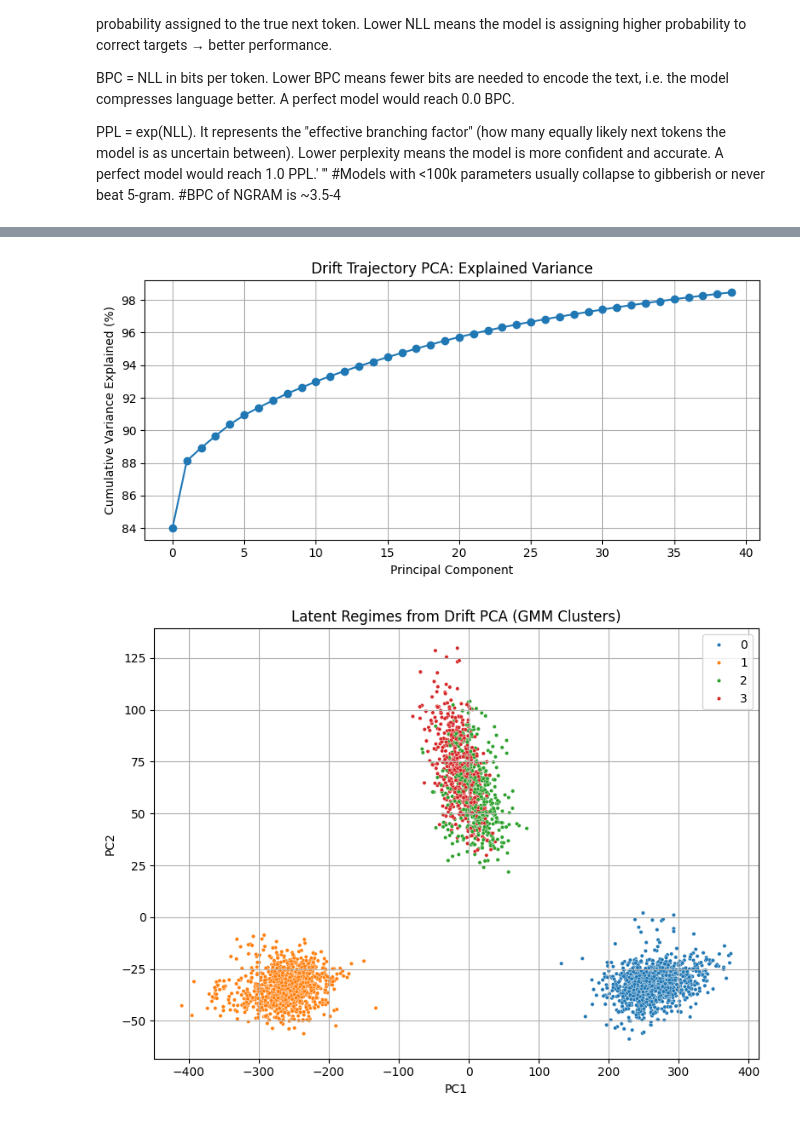
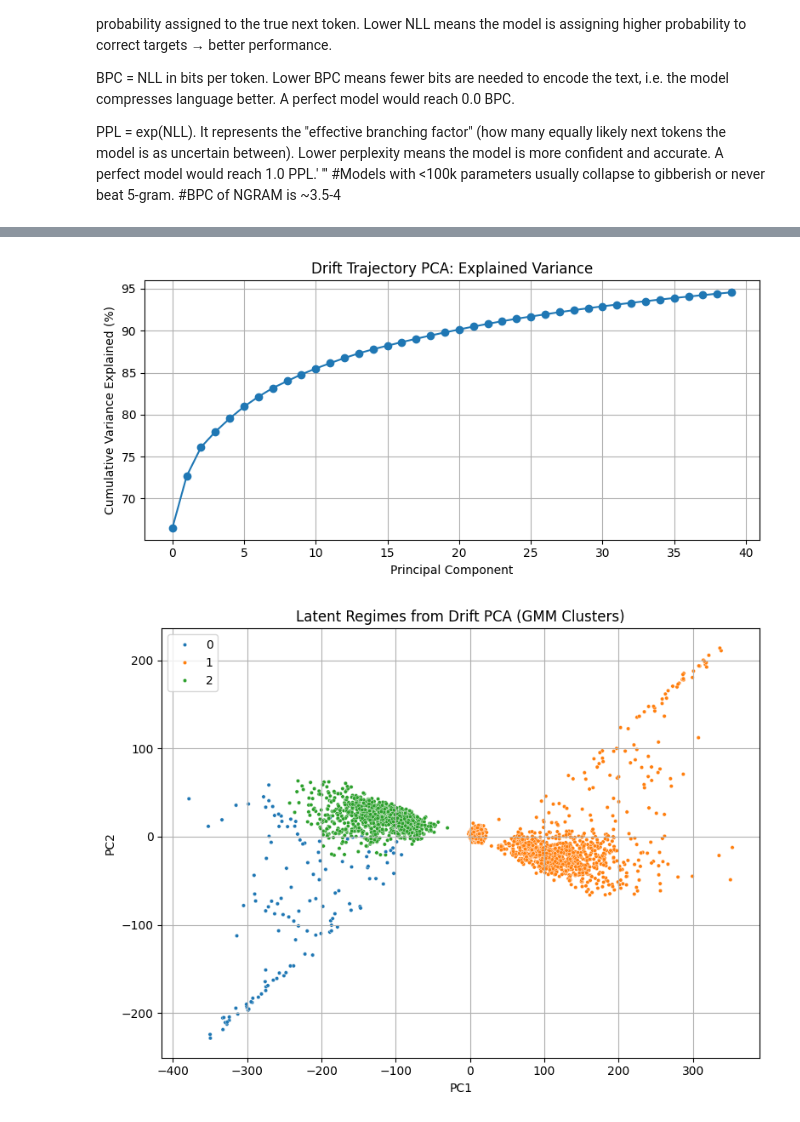
Before and after one commit to falseywinchnet/PyITD, a Jupyter notebook: tiny.ipynb, the cells around one changed output, grey strips where cells are left out. Drawn from its saved outputs; the diff is of its cells as text; code cells hidden in the pictures.

```diff
--- a/tiny.ipynb
+++ b/tiny.ipynb
@@ -1133,8 +1067,8 @@ out_dir    = "./babylm_char_tokenized"
 os.makedirs(out_dir, exist_ok=True)
 
 file_names = [
-    "shakespeare.txt","aochildes.txt", "cbt.txt", "children_stories.txt", "gutenberg.txt",
-    "qed.txt", "simple_wikipedia.txt", "switchboard.txt", "wikipedia.txt"
+    "shakespeare.txt"#,#"aochildes.txt", "cbt.txt", "children_stories.txt", "gutenberg.txt",
+    #"qed.txt", "simple_wikipedia.txt", "switchboard.txt", "wikipedia.txt"
 ]
 
 # === Load and split ===
@@ -1159,7 +1093,6 @@ full_val   = "\n".join(val_texts)
 # === Final vocab ===
 char_set = sorted(set(char_set))
 vocab_chars = ["<unk>"] + [c for c in char_set if c != "<unk>"]
-
 stoi = {ch: i for i, ch in enumerate(vocab_chars)}
 itos = {i: ch for ch, i in stoi.items()}
 
@@ -1191,12 +1124,12 @@ print(f"🔤 Vocab size: {len(stoi)}")
 # %%
 config = GPTConfig(
     vocab_size=len(stoi),
-    n_layer=12,
-    n_embd=256,
-    n_head=4,
+    n_layer=4,
+    n_embd=128,
     block_size=1024,
+    dropout = 0.1,
 )
+model = GPT(config)
 
-model = GPT(config)
-device = "cuda"
+device = "cpu"
 model = model.to(device)
@@ -1912,21 +1775,21 @@ def plot_gmm_clusters(proj_data, labels):
 # %%
 # Inputs
 input_ids = torch.randint(0, model.config.vocab_size, (1, model.config.block_size)).to(device)
 
 # Drift matrix
 drift_matrix = collect_drift_matrix(model, input_ids)
 
 # PCA and variance
 explained, pca = run_drift_pca(drift_matrix, k=40)
 plot_explained_variance(explained)
 
 # Residuals and GMM regime fit
 proj, residuals = get_projected_residuals(drift_matrix, pca)
-gmm, labels = fit_gmm(proj, k=4)
+gmm, labels = fit_gmm(proj, k=3)
 plot_gmm_clusters(proj, labels)
 # %% [output]
-[figure, old version]
+[figure, new version]
-[figure, old version]
+[figure, new version]
 # %%
 import torch, pickle, matplotlib.pyplot as plt
 from sklearn.decomposition import PCA
```
Also changed, not shown: parts of 14 cells of this notebook.
